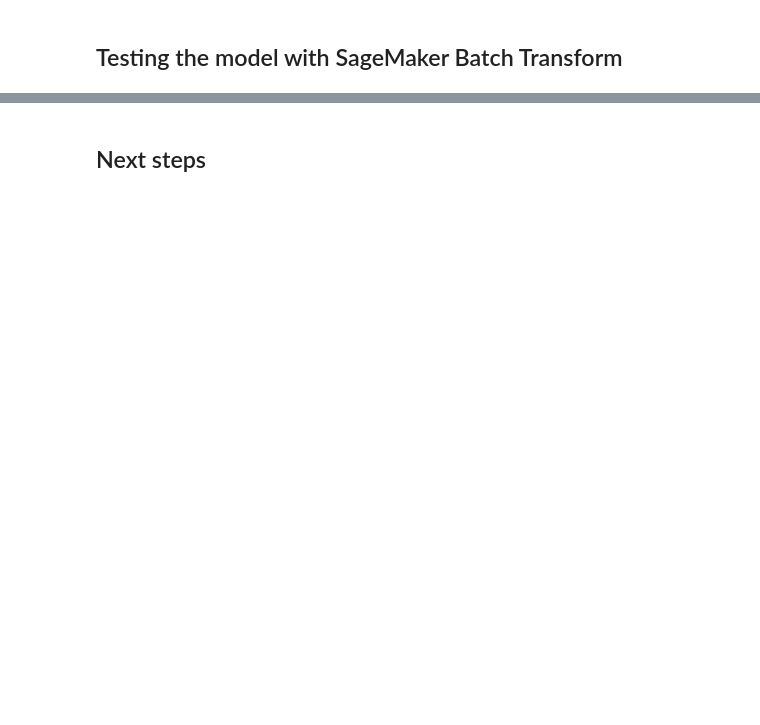
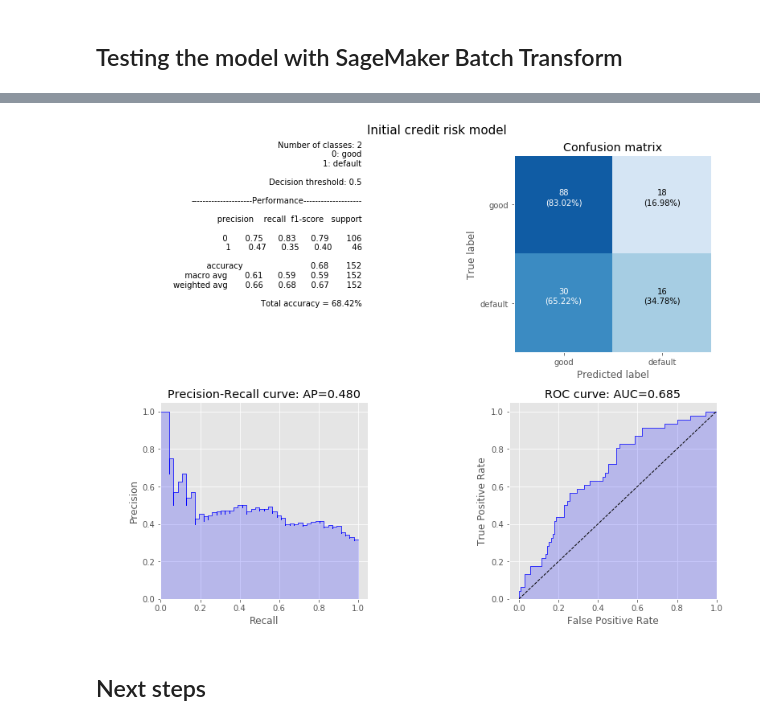
Before and after one commit to apac-ml-tfc/intro-to-mlops, a Jupyter notebook: notebooks/1. Getting Started.ipynb, the cells around one changed output, grey strips where cells are left out. Saved outputs shown, nothing was run; the diff lists cells and outputs as text; code cells hidden in the pictures; blank space fills up the shorter version.

Commit message:
feat(nbs): working first draft train+transform
Update notebook and data utilities to yield a working training job
plus batch transform test job, given the reference flow file.

```diff
--- a/notebooks/1. Getting Started.ipynb
+++ b/notebooks/1. Getting Started.ipynb
@@ -252,18 +291,27 @@ estimator.fit({ "train": s3_input_train, "validation": s3_input_validation })
 # %% [markdown]
 ## Testing the model with SageMaker Batch Transform
 # %%
+# TODO: Need to save the test file (at least) with no header!
+
+test_data_uri = f"{model_datasets_s3uri}/test"
+test_output_uri = f"s3://{project_config.sandbox_bucket}/model-eval/{estimator.latest_training_job.name}"
+
 transformer = estimator.transformer(
     instance_count=1,
     instance_type="ml.m5.xlarge",
-    output_path=f"s3://{project_config.sandbox_bucket}/batch-results/",
+    output_path=test_output_uri,
+    accept="text/csv",
+    assemble_with="Line",
 )
 
 # calls that object's transform method to create a transform job
 transformer.transform(
-    data=s3_batch_input,
+    data=test_data_uri,
     data_type="S3Prefix",
     content_type="text/csv",
     split_type="Line",
+    join_source="Input",
+    input_filter="$[1:]",
 )
 
 # wait=True by default right? Or transformer.wait()
@@ -269,0 +340,4 @@ transformer.transform(
+# %%
+colnames = list(filter(lambda c: c != "dataset", df.columns.tolist())) + ["credit_default_pred"]
+test_result_df = util.data.dataframe_from_s3_folder(test_output_uri, header=None, names=colnames)
+test_result_df.head()
@@ -270,10 +353,12 @@ transformer.transform(
 # %%
 util.plotting.generate_classification_report(
-    y_real=,
-    y_predict_proba=,
+    y_real=test_result_df["credit_default"],
+    y_predict_proba=test_result_df["credit_default_pred"],
     decision_threshold=0.5,
-    class_names_list=[...],
-    title="Initial model",
+    class_names_list=["good", "default"],
+    title="Initial credit risk model",
 )
+# %% [output]
+[figure, added]
 # %% [markdown]
 ## Next steps
```
Also changed, not shown: parts of 13 cells of this notebook, 2 other files.
